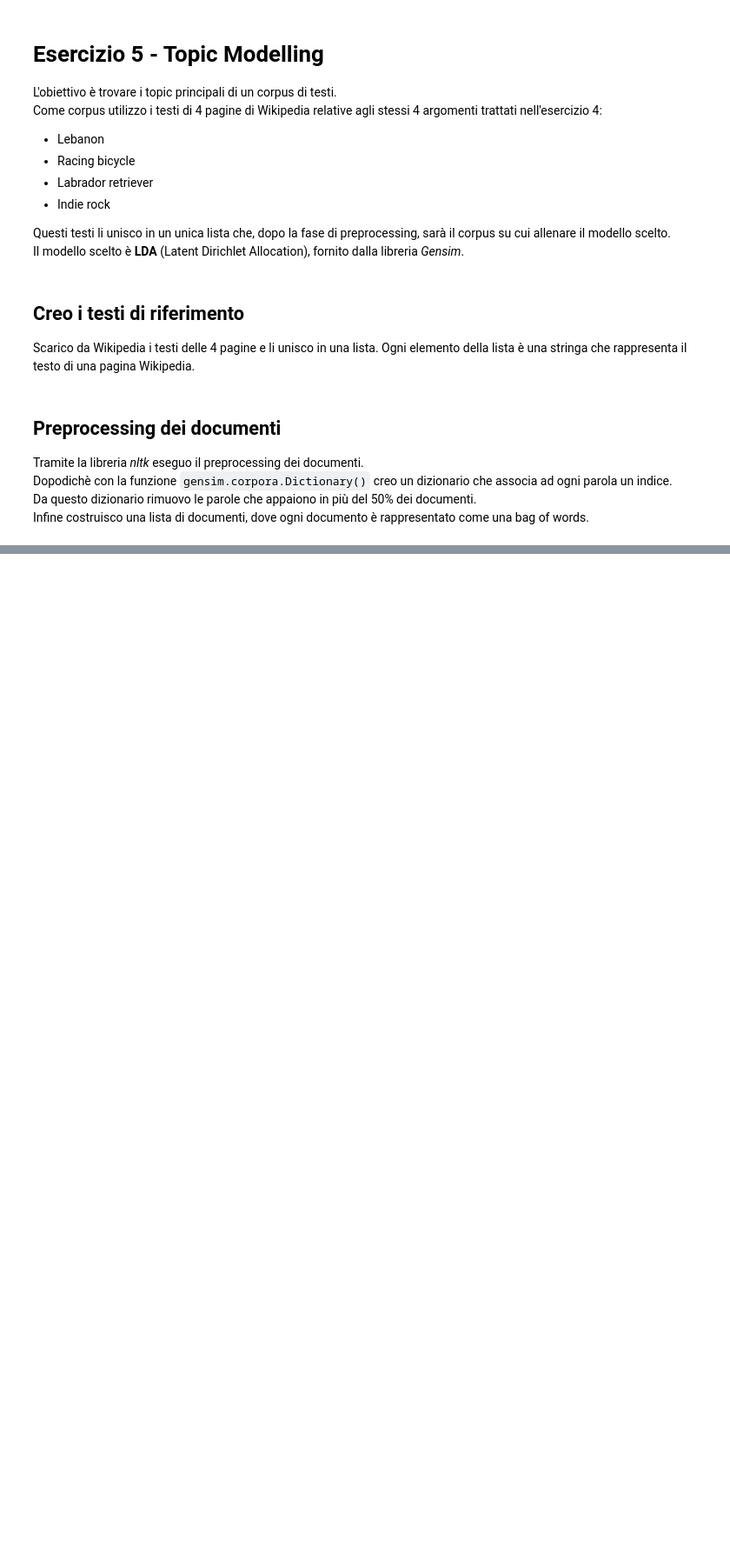
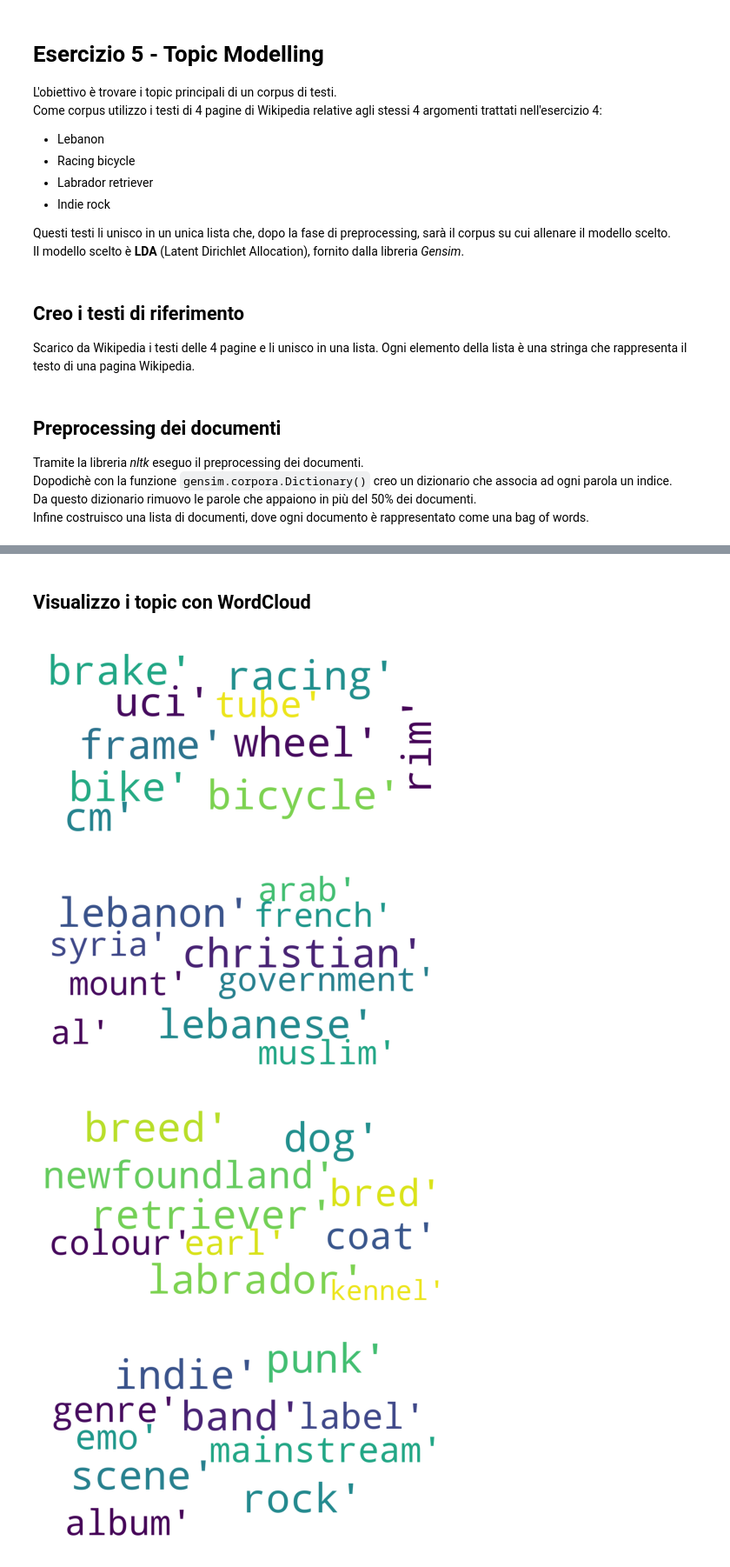
Before and after one commit to jakbtg/TLN, a Jupyter notebook: Di Caro/src/5-tm.ipynb, the cells around one changed output, grey strips where cells are left out. Shown: that part at 87% size. Saved outputs shown, nothing was run; the diff lists cells and outputs as text; code cells hidden in the pictures; blank space fills up the shorter version.

```diff
--- a/Di Caro/src/5-tm.ipynb
+++ b/Di Caro/src/5-tm.ipynb
@@ -98,5 +105,7 @@ id2word = dictionary.id2token
 
 lda_model = LdaModel(corpus=corpus, id2word=dictionary.id2token, num_topics=n_topics, passes=epochs, iterations=iterations)
 
-lda_model.print_topics()
+model_topics = lda_model.show_topics(formatted=False)
+for topic in model_topics:
+    print(topic)
 # %% [output]
@@ -110,0 +116,30 @@ lda_model.print_topics()
+# %% [markdown]
+## Visualizzo i topic con WordCloud
+# %%
+# Visualize topics with wordclouds
+def show_wordcloud(topic, title = None):
+    wordcloud = WordCloud(
+        background_color='white',
+        max_words=200,
+        max_font_size=40,
+        scale=3,
+        random_state=1
+    ).generate(str(topic))
+
+    fig = plt.figure(1, figsize=(6, 6))
+    plt.axis('off')
+    if title:
+        fig.suptitle(title, fontsize=20)
+        fig.subplots_adjust(top=2.3)
+
+    plt.imshow(wordcloud)
+    plt.show()
+
+# Show wordclouds for each topic
+for i in range(n_topics):
+    show_wordcloud(dict(model_topics[i][1]))
+# %% [output]
+[figure, added]
+[figure, added]
+[figure, added]
+[figure, added]
```
Also changed, not shown: parts of 4 cells of this notebook.
